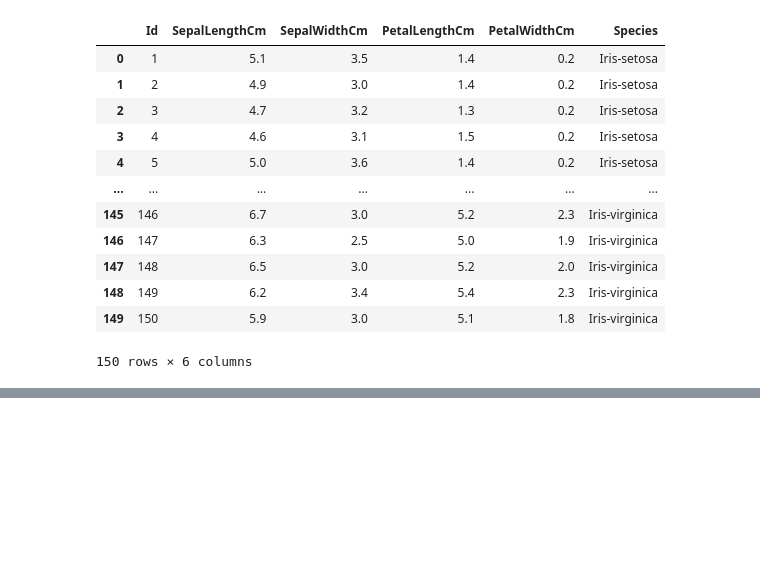
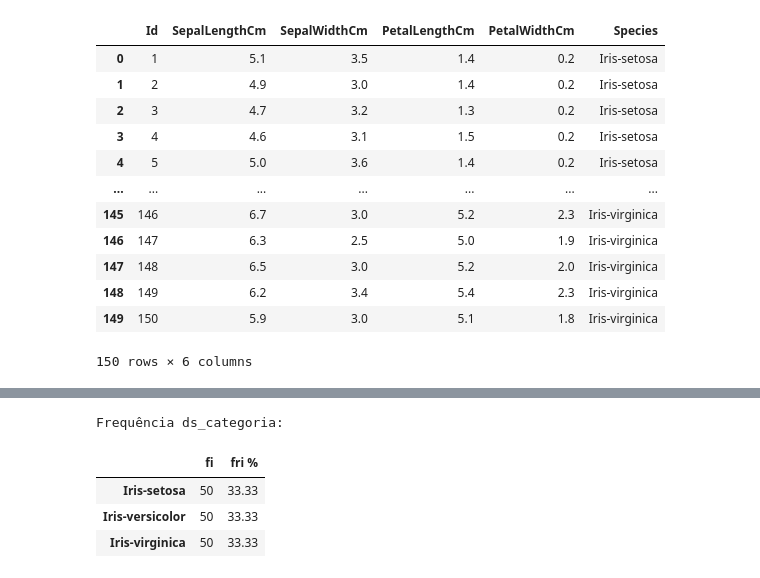
Before and after one commit to dxdiego5/data-science-growdev-matematica-statistica, a Jupyter notebook: populacao_estatistica.ipynb, the cells around one changed output, grey strips where cells are left out. Saved outputs shown, nothing was run; the diff lists cells and outputs as text; code cells hidden in the pictures; blank space fills up the shorter version.

```diff
--- a/populacao_estatistica.ipynb
+++ b/populacao_estatistica.ipynb
@@ -53,0 +102,16 @@ dataset
+# %%
+#fazendo tabela
+print('Frequência ds_categoria:')
+a=pd.value_counts(dataset['Species'])
+a = pd.DataFrame(data=a)
+a.rename(columns={'Species' : 'fi'}, inplace=True)
+soma=a['fi'].sum()
+a['fri %']=a['fi']/soma*100
+a['fri %']=a['fri %'].round(2)
+a
+# %% [output]
+Frequência ds_categoria:
+|  | fi | fri % |
+| Iris-setosa | 50 | 33.33 |
+| Iris-versicolor | 50 | 33.33 |
+| Iris-virginica | 50 | 33.33 |
```
Also changed, not shown: parts of 7 cells of this notebook.
